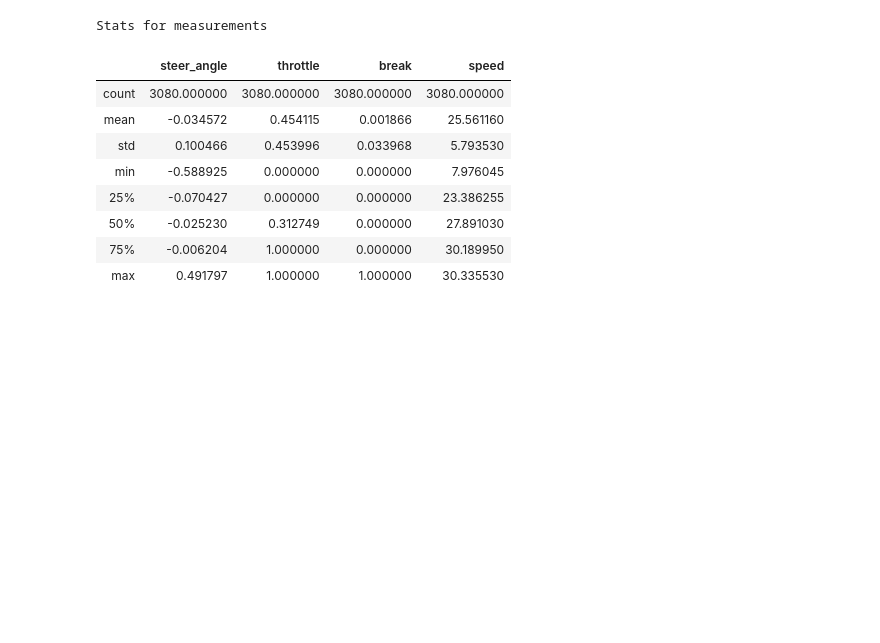
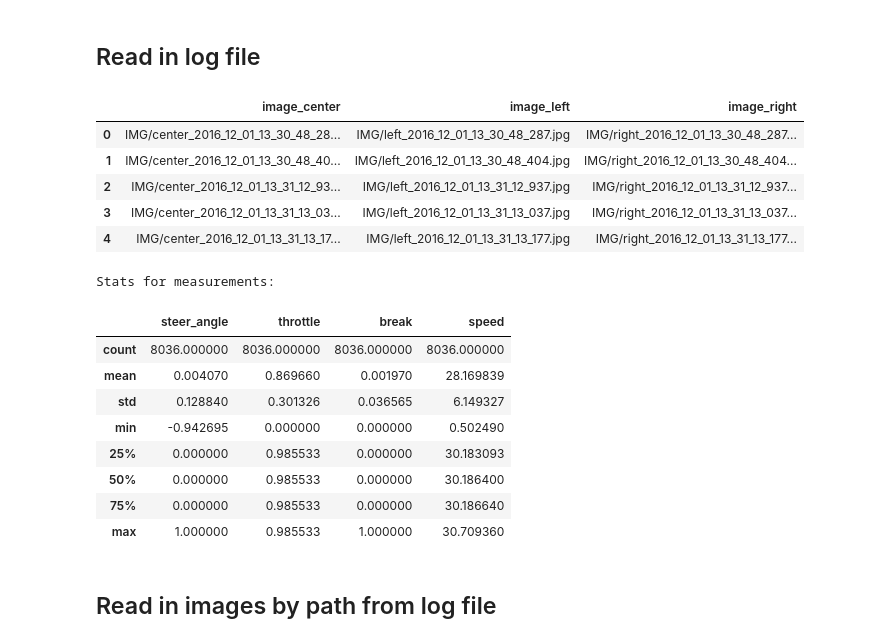
Before and after one commit to MrGeislinger/clone-driving-behavior, a Jupyter notebook: model.ipynb, the cells around one changed output. Saved outputs shown, nothing was run; the diff lists cells and outputs as text; code cells hidden in the pictures; blank space fills up the shorter version.

```diff
--- a/model.ipynb
+++ b/model.ipynb
@@ -12 +36,3 @@ log_file = data_dir+'driving_log.csv'
+# %% [markdown]
+## Read in log file
 # %%
@@ -41,18 +68,28 @@ def create_img_meas_dfs(log_csv, data_dir=None, orig_dir=None):
 
     return df_img_paths,df_measurments
 # %%
-df_imgs, df_meas = create_img_meas_dfs(log_csv=log_file)
+df_imgs, df_meas = create_img_meas_dfs(log_csv='data/driving_log.csv',skiprows=1)
+
+display(df_imgs.head())
 
 print('Stats for measurements:')
 display(df_meas.describe())
 # %% [output]
+|  | image_center | image_left | image_right |
+| 0 | IMG/center_2016_12_01_13_30_48_28... | IMG/left_2016_12_01_13_30_48_287.jpg | IMG/right_2016_12_01_13_30_48_287... |
+| 1 | IMG/center_2016_12_01_13_30_48_40... | IMG/left_2016_12_01_13_30_48_404.jpg | IMG/right_2016_12_01_13_30_48_404... |
+| 2 | IMG/center_2016_12_01_13_31_12_93... | IMG/left_2016_12_01_13_31_12_937.jpg | IMG/right_2016_12_01_13_31_12_937... |
+| 3 | IMG/center_2016_12_01_13_31_13_03... | IMG/left_2016_12_01_13_31_13_037.jpg | IMG/right_2016_12_01_13_31_13_037... |
+| 4 | IMG/center_2016_12_01_13_31_13_17... | IMG/left_2016_12_01_13_31_13_177.jpg | IMG/right_2016_12_01_13_31_13_177... |
-Stats for measurements
+Stats for measurements:
-|  | steer_angle | throttle | break | speed |
-| count | 3080.000000 | 3080.000000 | 3080.000000 | 3080.000000 |
-| mean | -0.034572 | 0.454115 | 0.001866 | 25.561160 |
-| std | 0.100466 | 0.453996 | 0.033968 | 5.793530 |
-| min | -0.588925 | 0.000000 | 0.000000 | 7.976045 |
-| 25% | -0.070427 | 0.000000 | 0.000000 | 23.386255 |
-| 50% | -0.025230 | 0.312749 | 0.000000 | 27.891030 |
-| 75% | -0.006204 | 1.000000 | 0.000000 | 30.189950 |
-| max | 0.491797 | 1.000000 | 1.000000 | 30.335530 |
+|  | steer_angle | throttle | break | speed |
+| count | 8036.000000 | 8036.000000 | 8036.000000 | 8036.000000 |
+| mean | 0.004070 | 0.869660 | 0.001970 | 28.169839 |
+| std | 0.128840 | 0.301326 | 0.036565 | 6.149327 |
+| min | -0.942695 | 0.000000 | 0.000000 | 0.502490 |
+| 25% | 0.000000 | 0.985533 | 0.000000 | 30.183093 |
+| 50% | 0.000000 | 0.985533 | 0.000000 | 30.186400 |
+| 75% | 0.000000 | 0.985533 | 0.000000 | 30.186640 |
+| max | 1.000000 | 0.985533 | 1.000000 | 30.709360 |
+# %% [markdown]
+## Read in images by path from log file
```
Also changed, not shown: parts of 13 cells of this notebook.
